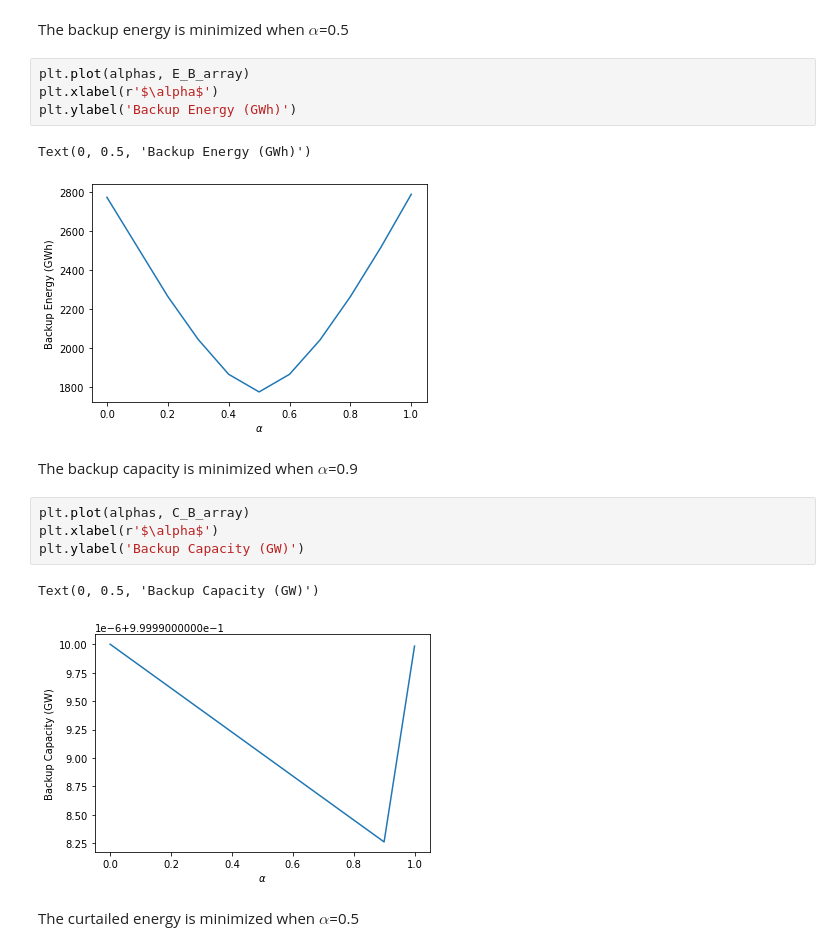
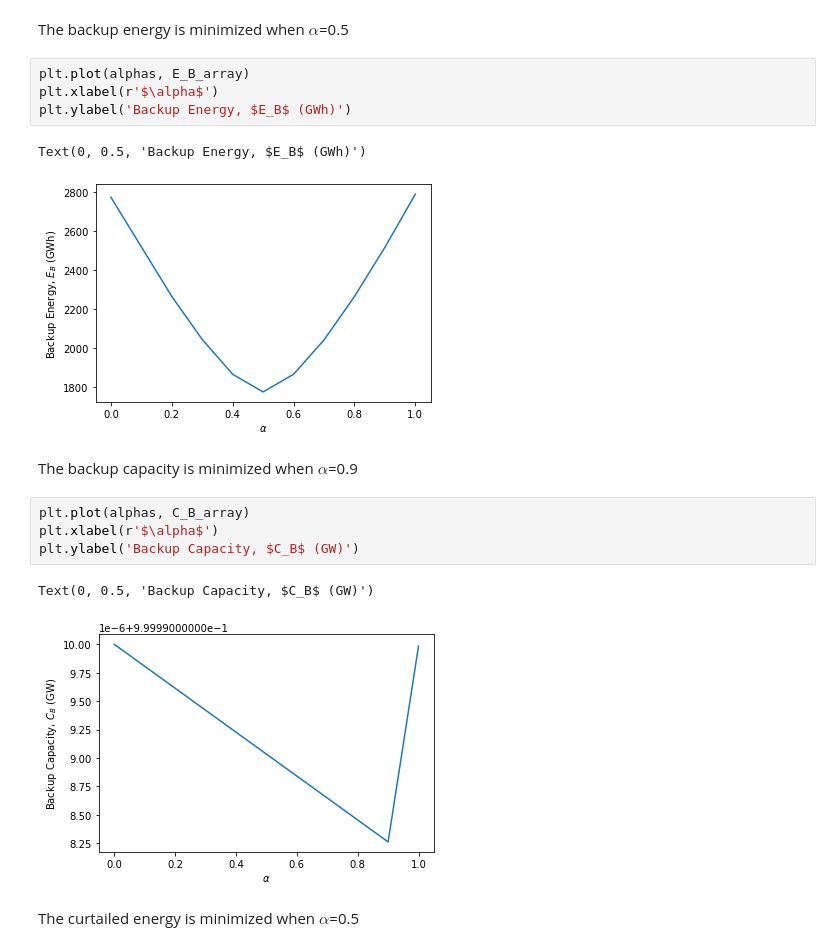
Before and after one commit to martavp/pv-textbook, a Jupyter notebook: Problems/Chapter_14/Problem14.05.ipynb, the cells around one changed output. Saved outputs shown, nothing was run; the diff lists cells and outputs as text.

```diff
--- a/Problems/Chapter_14/Problem14.05.ipynb
+++ b/Problems/Chapter_14/Problem14.05.ipynb
@@ -83,19 +85,19 @@ The backup energy is minimized when $\alpha$=0.5
 # %%
 plt.plot(alphas, E_B_array)
 plt.xlabel(r'$\alpha$')
-plt.ylabel('Backup Energy (GWh)')
+plt.ylabel('Backup Energy, $E_B$ (GWh)')
 # %% [output]
-Text(0, 0.5, 'Backup Energy (GWh)')
+Text(0, 0.5, 'Backup Energy, $E_B$ (GWh)')
-[figure, old version]
+[figure, new version]
 # %% [markdown]
 The backup capacity is minimized when $\alpha$=0.9
 # %%
 plt.plot(alphas, C_B_array)
 plt.xlabel(r'$\alpha$')
-plt.ylabel('Backup Capacity (GW)')
+plt.ylabel('Backup Capacity, $C_B$ (GW)')
 # %% [output]
-Text(0, 0.5, 'Backup Capacity (GW)')
+Text(0, 0.5, 'Backup Capacity, $C_B$ (GW)')
-[figure, old version]
+[figure, new version]
 # %% [markdown]
 The curtailed energy is minimized when $\alpha$=0.5
 # %%
```
Also changed, not shown: parts of 13 cells of this notebook, 2 other files.
